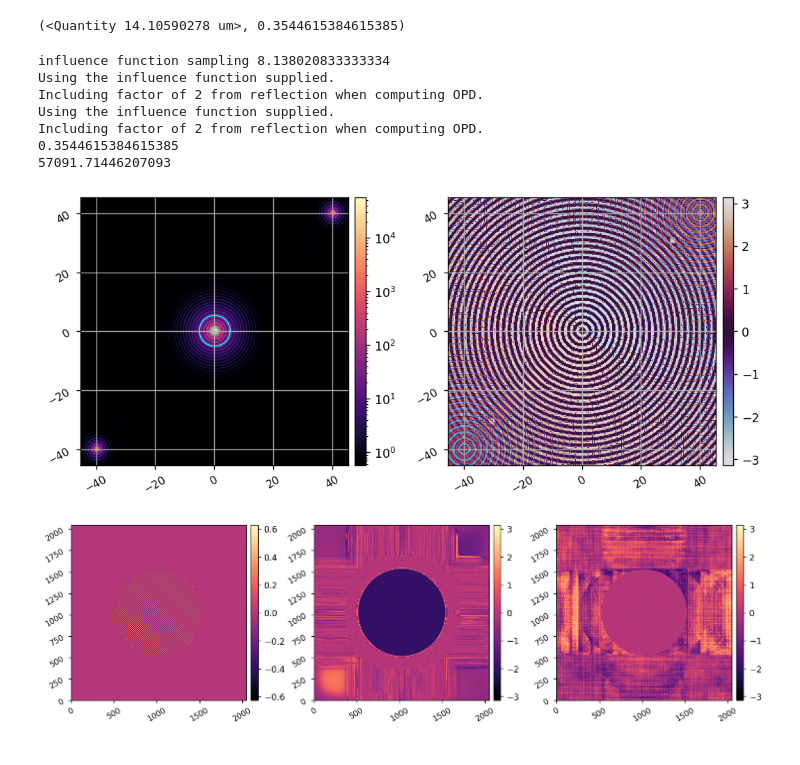
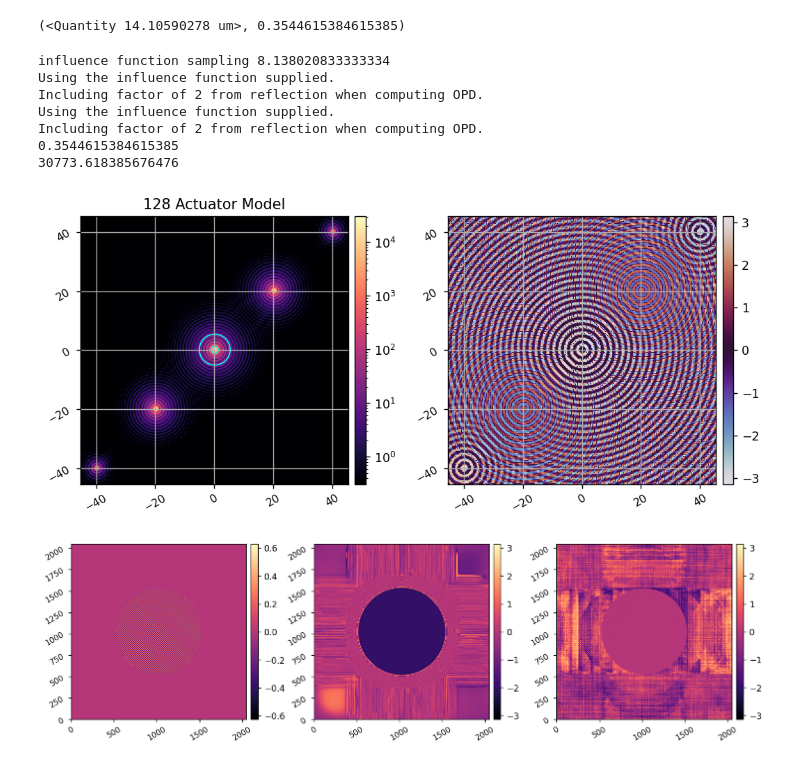
Before and after one commit to kian1377/apra-howfsc-models, a Jupyter notebook: notebooks/test_fraunhofer_3.ipynb, the cells around one changed output. Cells and saved outputs as stored; diff of their text form; code cells hidden in the pictures.

```diff
--- a/notebooks/test_fraunhofer_3.ipynb
+++ b/notebooks/test_fraunhofer_3.ipynb
@@ -76,37 +76,38 @@ model.npsf = 256
 # rms_amp = xp.sqrt(xp.mean(xp.square(wfe_amp[model.APMASK]-1)))
 # rms_opd = xp.sqrt(xp.mean(xp.square(wfe_opd[model.APMASK])))
 # imshow2(wfe_amp, wfe_opd,  f'{rms_amp:.3f}', f'{rms_opd:.3e}')
 # model.WFE = WFE
 # model.Imax_ref = 0.017874510571953023
 
 pup_ratio = model.pupil_diam.to_value(u.m)/model.dm_active_diam.to_value(u.m)
 xpp = (xp.arange(-model.Nact//2, model.Nact//2) + 1/2)/pup_ratio/0.9
 ppx, ppy = xp.meshgrid(xpp,xpp)
 amp = 5e-8
-separation = 40
+separation = 20
 comm1 = amp*xp.cos(2*np.pi*(ppx + ppy)*separation/model.Nact)*xp.array(model.dm_mask)
 comm2 = amp*xp.cos(2*np.pi*(ppx - ppy)*separation/model.Nact)*xp.array(model.dm_mask)
 model.set_dm1(ensure_np_array(comm1))
 # model.set_dm2(ensure_np_array(comm2))
 
 # model.use_fpm = True
 
 wfs = model.calc_wfs()
 im = xp.abs(wfs[-1])**2
 print(xp.max(im))
-imshow2(im, xp.angle(wfs[-1]), lognorm1=True, vmin1=xp.max(im)/1e5, cmap2='twilight',
+imshow2(im, xp.angle(wfs[-1]), '128 Actuator Model',
+        lognorm1=True, vmin1=xp.max(im)/1e5, cmap2='twilight',
         pxscl=model.psf_pixelscale_lamD, grid=True,
         patches1=[Circle((model.psf_pixelscale_lamD/2,model.psf_pixelscale_lamD/2), 1.22, fill=False, color='cyan'),
                   Circle((model.psf_pixelscale_lamD/2,model.psf_pixelscale_lamD/2), 1.22+4, fill=False, color='cyan')])
 # %% [output]
 influence function sampling 8.138020833333334
 Using the influence function supplied.
 Including factor of 2 from reflection when computing OPD.
 Using the influence function supplied.
 Including factor of 2 from reflection when computing OPD.
 0.3544615384615385
-57091.71446207093
+30773.618385676476
-[figure, old version]
+[figure, new version]
 # %%
 dm1_wf_phase = xp.angle(wfs[-6])
 dm2_wf_phase = xp.angle(wfs[-5])
```
Also changed, not shown: 4 other files.
